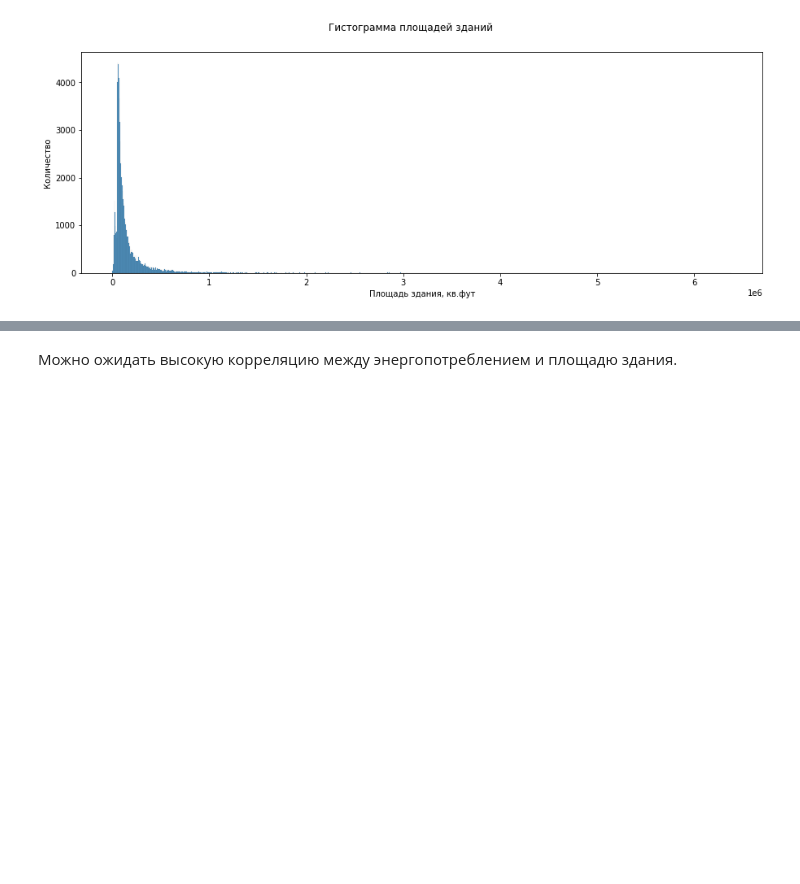
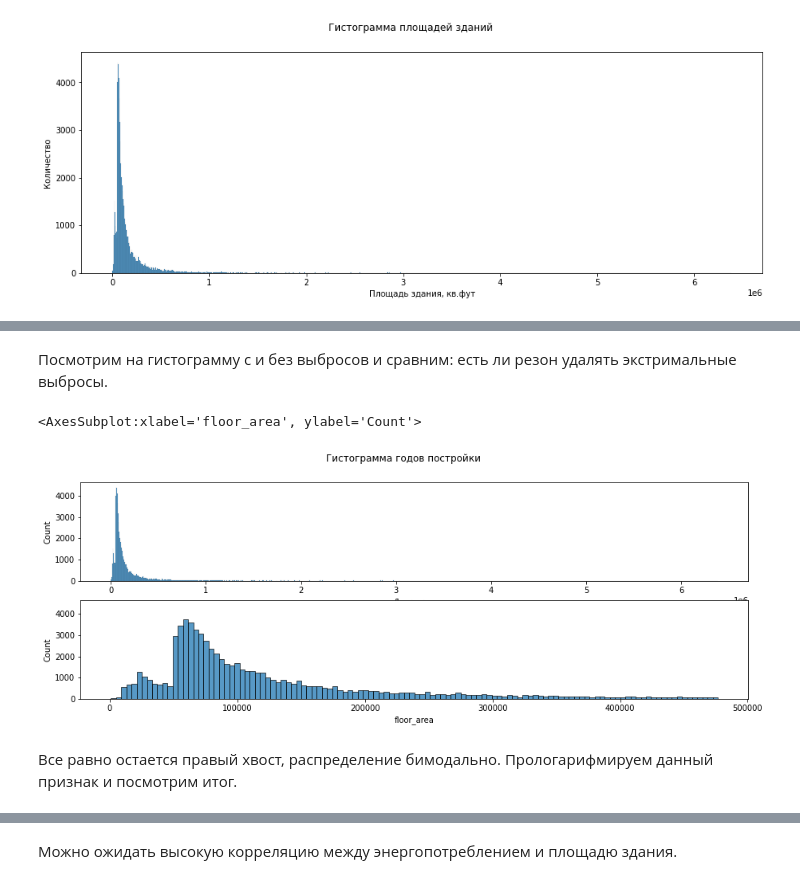
Before and after one commit to dessqa/wids_2022, a Jupyter notebook: eda.ipynb, the cells around one changed output, grey strips where cells are left out. Drawn from its saved outputs; the diff is of its cells as text; code cells hidden in the pictures; blank space fills up the shorter version.

```diff
--- a/eda.ipynb
+++ b/eda.ipynb
@@ -23,0 +48,11 @@ train.head()
+# %%
+def miss_num_col(df):
+    miss_all = df.isna().sum()
+    miss_proc = miss_all / len(df) * 100
+    miss_all_proc = pd.concat([miss_all, miss_proc], axis=1)
+    miss_all_proc.columns = ['Missed', 'Percent']
+    miss_all_proc = miss_all_proc.loc[miss_all_proc['Missed'] > 0].sort_values(by=['Missed',	'Percent'], ascending=False)
+    return miss_all_proc
+# %%
+miss_col = miss_num_col(train)
+miss_col
@@ -23,0 +71,3 @@ train.head()
+# %%
+train = train.drop(columns=list(miss_col[miss_col['Percent'] > 50].index))
+test = test.drop(columns=list(miss_col[miss_col['Percent'] > 50].index))
@@ -155,0 +287,11 @@ Text(0, 0.5, 'Количество')
+# %%
+proc_25 = train['floor_area'].describe()['25%']
+proc_75 = train['floor_area'].describe()['75%']
+
+rasst = proc_75 - proc_25
+
+train.loc[(train['floor_area'] < (proc_25 - 3* rasst)) |
+                        (train['floor_area'] > (proc_75 + 3* rasst))]
+
+train_extr_out = train.loc[(train['floor_area'] > (proc_25 - 3* rasst)) &
+                        (train['floor_area'] < (proc_75 + 3* rasst))]
@@ -155,0 +314,13 @@ Text(0, 0.5, 'Количество')
+# %% [markdown]
+Посмотрим на гистограмму с и без выбросов и сравним: есть ли резон удалять экстримальные выбросы.
+# %%
+fig, axes = plt.subplots(2, 1, figsize=(15, 5), sharey=True)
+fig.suptitle('Гистограмма годов постройки')
+
+sns.histplot(ax=axes[0], data=train, x='floor_area')
+sns.histplot(ax=axes[1], data=train_extr_out, x='floor_area')
+# %% [output]
+<AxesSubplot:xlabel='floor_area', ylabel='Count'>
+[figure, added]
+# %% [markdown]
+Все равно остается правый хвост, распределение бимодально. Прологарифмируем данный признак и посмотрим итог.
```
Also changed, not shown: parts of 19 cells of this notebook.
